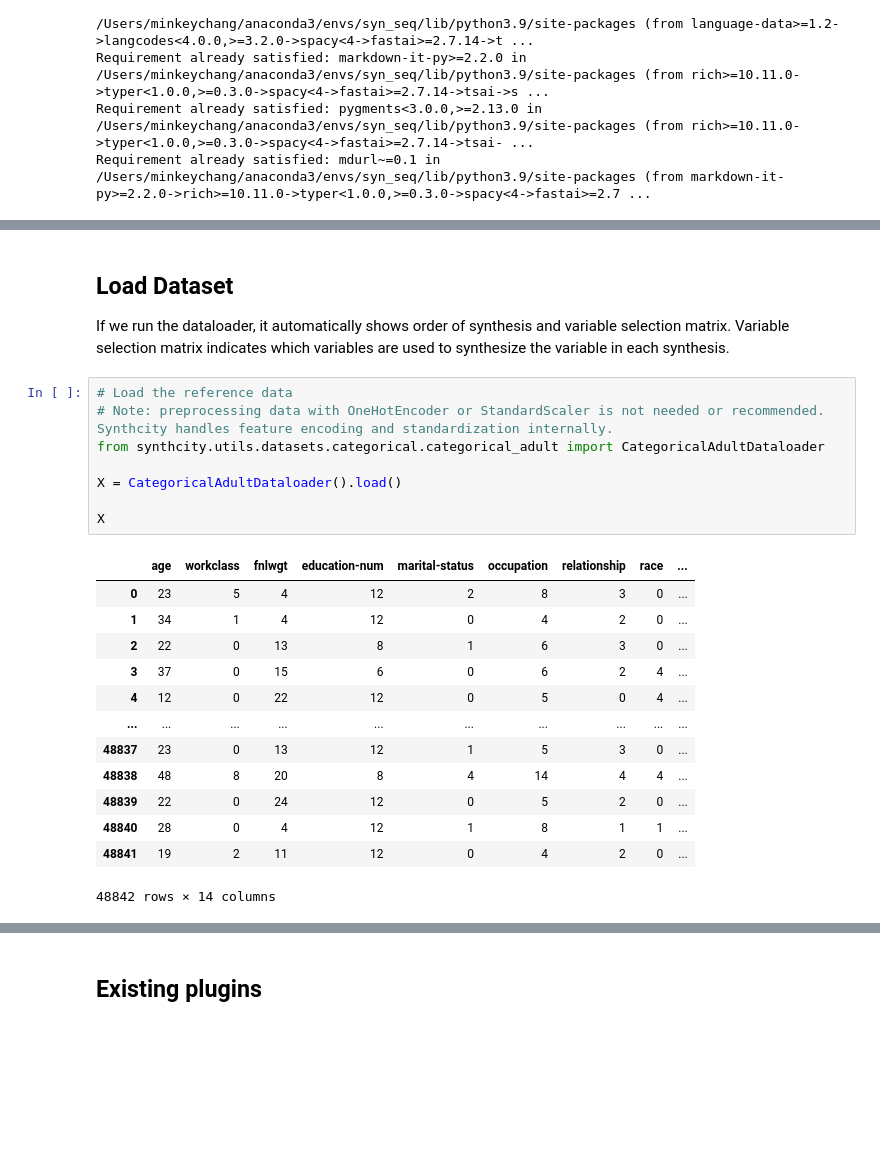
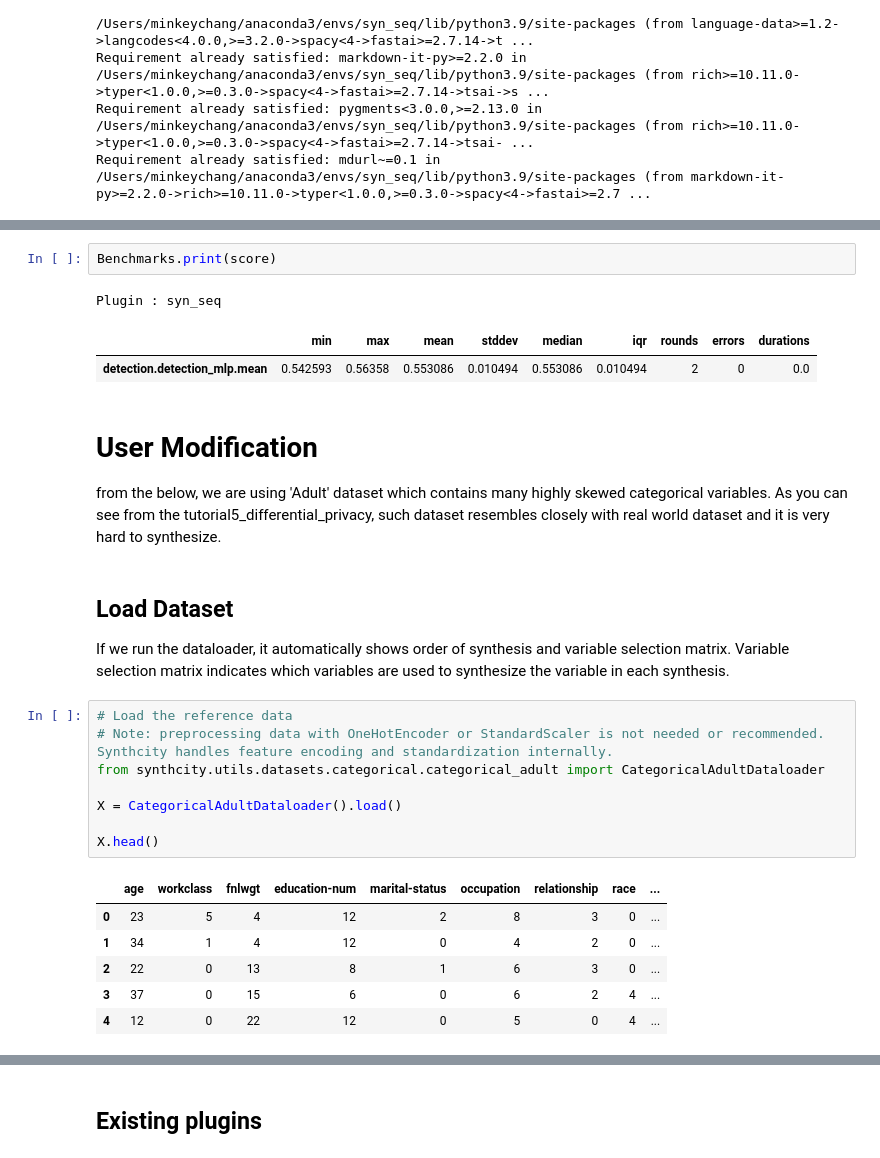
Before and after one commit to vanderschaarlab/synthcity, a Jupyter notebook: tutorials/tutorial10_sequential_synthesis.ipynb, the cells around one changed output, grey strips where cells are left out. Drawn from its saved outputs; the diff is of its cells as text; blank space fills up the shorter version.

```diff
--- a/tutorials/tutorial10_sequential_synthesis.ipynb
+++ b/tutorials/tutorial10_sequential_synthesis.ipynb
@@ -51,3 +186,14 @@ warnings.filterwarnings("ignore")
+# %%
+Benchmarks.print(score)
+# %% [output]
+Plugin : syn_seq
+|  | min | max | mean | stddev | median | iqr | rounds | errors | durations |
+| detection.detection_mlp.mean | 0.542593 | 0.56358 | 0.553086 | 0.010494 | 0.553086 | 0.010494 | 2 | 0 | 0.0 |
+# %% [markdown]
+# User Modification
+
+from the below, we are using 'Adult' dataset which contains many highly skewed categorical variables.
+As you can see from the tutorial5_differential_privacy, such dataset resembles closely with real world dataset and it is very hard to synthesize.
 # %% [markdown]
 ## Load Dataset
 
@@ -55,22 +201,15 @@ If we run the dataloader, it automatically shows order of synthesis and variable
 # %%
 # Load the reference data
 # Note: preprocessing data with OneHotEncoder or StandardScaler is not needed or recommended. Synthcity handles feature encoding and standardization internally.
 from synthcity.utils.datasets.categorical.categorical_adult import CategoricalAdultDataloader
 
 X = CategoricalAdultDataloader().load()
 
-X
+X.head()
 # %% [output]
 |  | age | workclass | fnlwgt | education-num | marital-status | occupation | relationship | race | ... |
 | 0 | 23 | 5 | 4 | 12 | 2 | 8 | 3 | 0 | ... |
 | 1 | 34 | 1 | 4 | 12 | 0 | 4 | 2 | 0 | ... |
 | 2 | 22 | 0 | 13 | 8 | 1 | 6 | 3 | 0 | ... |
 | 3 | 37 | 0 | 15 | 6 | 0 | 6 | 2 | 4 | ... |
 | 4 | 12 | 0 | 22 | 12 | 0 | 5 | 0 | 4 | ... |
-| ... | ... | ... | ... | ... | ... | ... | ... | ... | ... |
-| 48837 | 23 | 0 | 13 | 12 | 1 | 5 | 3 | 0 | ... |
-| 48838 | 48 | 8 | 20 | 8 | 4 | 14 | 4 | 4 | ... |
-| 48839 | 22 | 0 | 24 | 12 | 0 | 5 | 2 | 0 | ... |
-| 48840 | 28 | 0 | 4 | 12 | 1 | 8 | 1 | 1 | ... |
-| 48841 | 19 | 2 | 11 | 12 | 0 | 4 | 2 | 0 | ... |
-48842 rows × 14 columns
```
Also changed, not shown: parts of 47 cells of this notebook, 6 other files.
